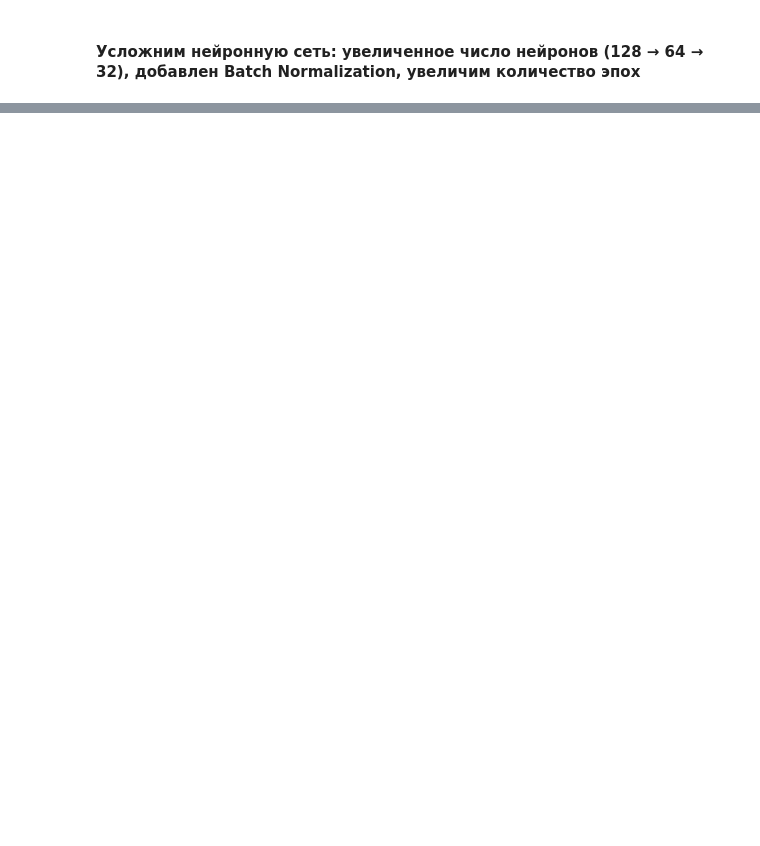
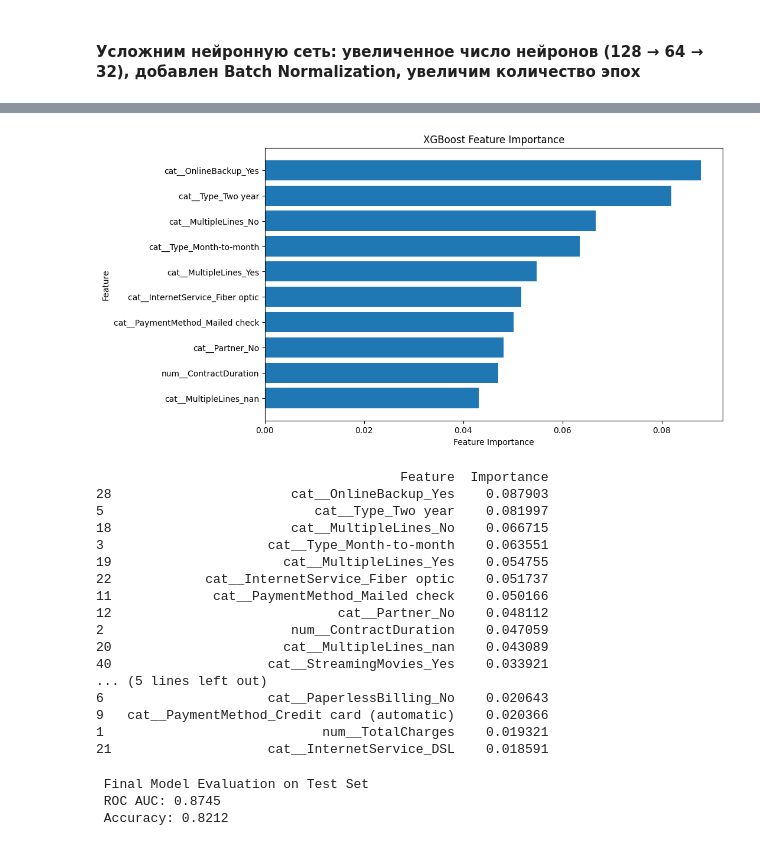
Before and after one commit to IgnatenkoNady/Day_to_day_diploma, a Jupyter notebook: 2025_02_16_diplom.ipynb, the cells around one changed output, grey strips where cells are left out. Cells and saved outputs as stored; diff of their text form; code cells hidden in the pictures; blank space fills up the shorter version.

```diff
--- a/2025_02_16_diplom.ipynb
+++ b/2025_02_16_diplom.ipynb
@@ -909,7 +910,7 @@ print(f'Объем валидационной выборки: {X_val.shape}')
 # %%
 # Выделяем числовые и категориальные признаки
 num_features = ['MonthlyCharges', 'TotalCharges', 'ContractDuration']
-cat_features = ['Type', 'PaperlessBilling', 'PaymentMethod', 'Gender', 'Partner', 'Dependents',
+cat_features = ['Type', 'PaperlessBilling', 'PaymentMethod', 'Partner', 'Gender', 'Dependents',
                 'MultipleLines', 'InternetService', 'OnlineSecurity', 'OnlineBackup', 'DeviceProtection',
                 'TechSupport', 'StreamingTV', 'StreamingMovies']
 
@@ -1289,0 +1229,77 @@ Stacking Accuracy: 0.8836
+# %%
+# Берем только лучшие параметры XGBoost
+best_xgb_params = best_model.named_steps['classifier'].get_params()
+
+# Убираем префикс 'classifier__' из названий параметров
+clean_xgb_params = {k.split('__')[1]: v for k, v in best_xgb_params.items() if 'classifier__' in k}
+
+# Создаем XGBoostClassifier с лучшими параметрами
+final_xgb = XGBClassifier(eval_metric='logloss', **clean_xgb_params, random_state=42)
+# %%
+# Преобразуем полную тренировочную выборку
+X_train_transformed = preprocessor.fit_transform(X_train)
+X_test_transformed = preprocessor.transform(X_test)
+
+# Обучаем модель на полной тренировочной выборке
+final_xgb.fit(X_train_transformed, y_train);
+# %%
+# Получаем важность признаков
+feature_importance = final_xgb.feature_importances_
+feature_names = preprocessor.get_feature_names_out()
+
+# Создаем DataFrame
+feature_importance_df = pd.DataFrame({
+    'Feature': feature_names,
+    'Importance': feature_importance
+})
+
+# Сортируем по убыванию важности
+feature_importance_df = feature_importance_df.sort_values(by="Importance", ascending=False)
+
+# Визуализируем ТОП-10 признаков
+plt.figure(figsize=(10, 6))
+plt.barh(feature_importance_df["Feature"][:10], feature_importance_df["Importance"][:10])
+plt.xlabel("Feature Importance")
+plt.ylabel("Feature")
+plt.title("XGBoost Feature Importance")
+plt.gca().invert_yaxis()
+plt.show()
+
+# Выводим топ-20 признаков в консоли
+print(feature_importance_df.head(20))
+# %% [output]
+[figure, added]
+                                       Feature  Importance
+28                       cat__OnlineBackup_Yes    0.087903
+5                           cat__Type_Two year    0.081997
+18                       cat__MultipleLines_No    0.066715
+3                     cat__Type_Month-to-month    0.063551
+19                      cat__MultipleLines_Yes    0.054755
+22            cat__InternetService_Fiber optic    0.051737
+11             cat__PaymentMethod_Mailed check    0.050166
+12                             cat__Partner_No    0.048112
+2                        num__ContractDuration    0.047059
+20                      cat__MultipleLines_nan    0.043089
+40                    cat__StreamingMovies_Yes    0.033921
+... (5 lines left out)
+6                     cat__PaperlessBilling_No    0.020643
+9   cat__PaymentMethod_Credit card (automatic)    0.020366
+1                            num__TotalCharges    0.019321
+21                    cat__InternetService_DSL    0.018591
+# %%
+# Предсказания на тестовой выборке
+y_pred_test_proba = final_xgb.predict_proba(X_test_transformed)[:, 1]
+y_pred_test = (y_pred_test_proba >= 0.5).astype(int)
+
+# Оцениваем результаты
+roc_auc_test = roc_auc_score(y_test, y_pred_test_proba)
+accuracy_test = accuracy_score(y_test, y_pred_test)
+
+# Выводим результаты
+print(f" Final Model Evaluation on Test Set")
+print(f" ROC AUC: {roc_auc:.4f}")
+print(f" Accuracy: {accuracy:.4f}")
+# %% [output]
+ Final Model Evaluation on Test Set
+ ROC AUC: 0.8745
+ Accuracy: 0.8212
```
Also changed, not shown: parts of 28 cells of this notebook.
